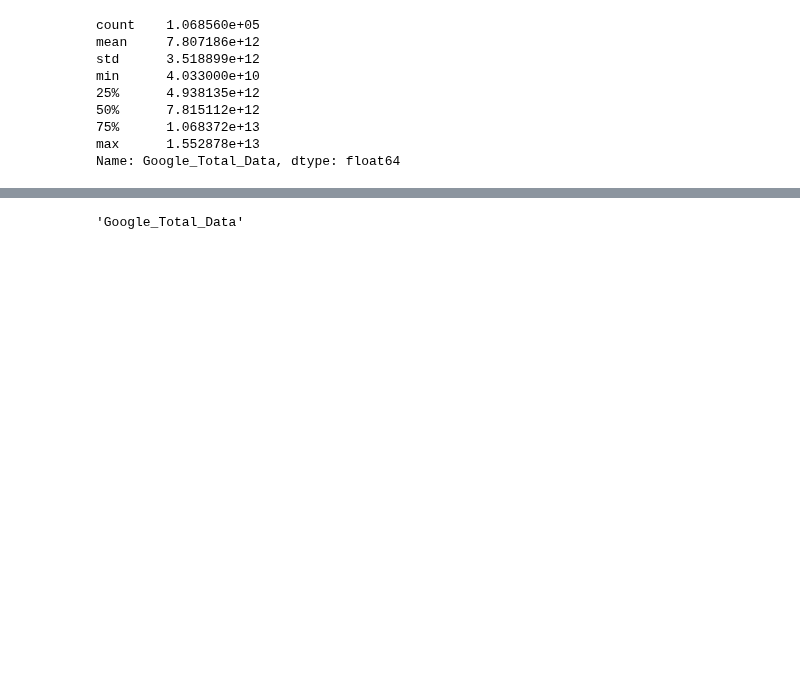
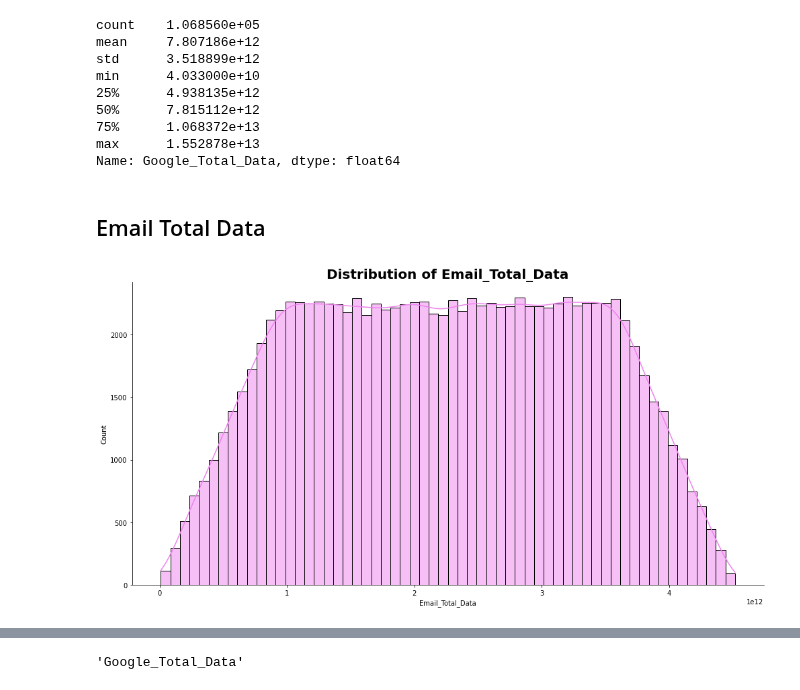
Before and after one commit to Abel-Blue/telecom-user-analytics, a Jupyter notebook: notebooks/data_exploration.ipynb, the cells around one changed output, grey strips where cells are left out. Saved outputs shown, nothing was run; the diff lists cells and outputs as text; code cells hidden in the pictures; blank space fills up the shorter version.

Commit message:
finishing visualizing univariant

```diff
--- a/notebooks/data_exploration.ipynb
+++ b/notebooks/data_exploration.ipynb
@@ -185,6 +185,10 @@ min      4.033000e+10
 75%      1.068372e+13
 max      1.552878e+13
 Name: Google_Total_Data, dtype: float64
+# %% [markdown]
+## Email Total Data
 # %%
-exploration.plot_hist(df, 'Google_Total_Data', 'green')
+exploration.plot_hist(df, 'Email_Total_Data', 'violet')
+# %% [output]
+[figure, added]
 # %%
```
Also changed, not shown: parts of 11 cells of this notebook.
